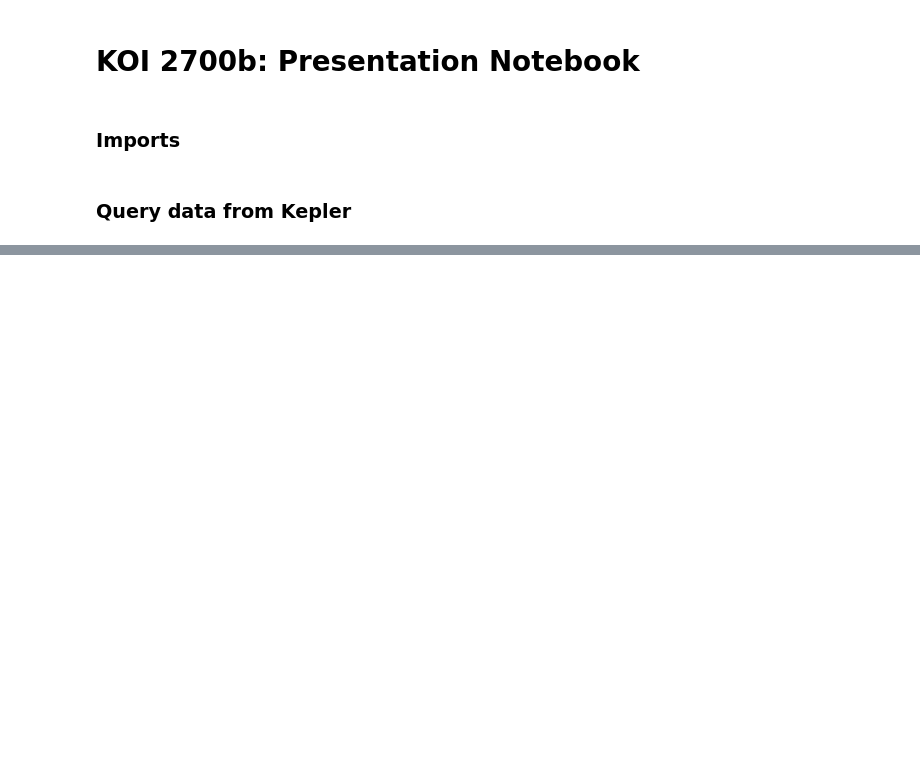
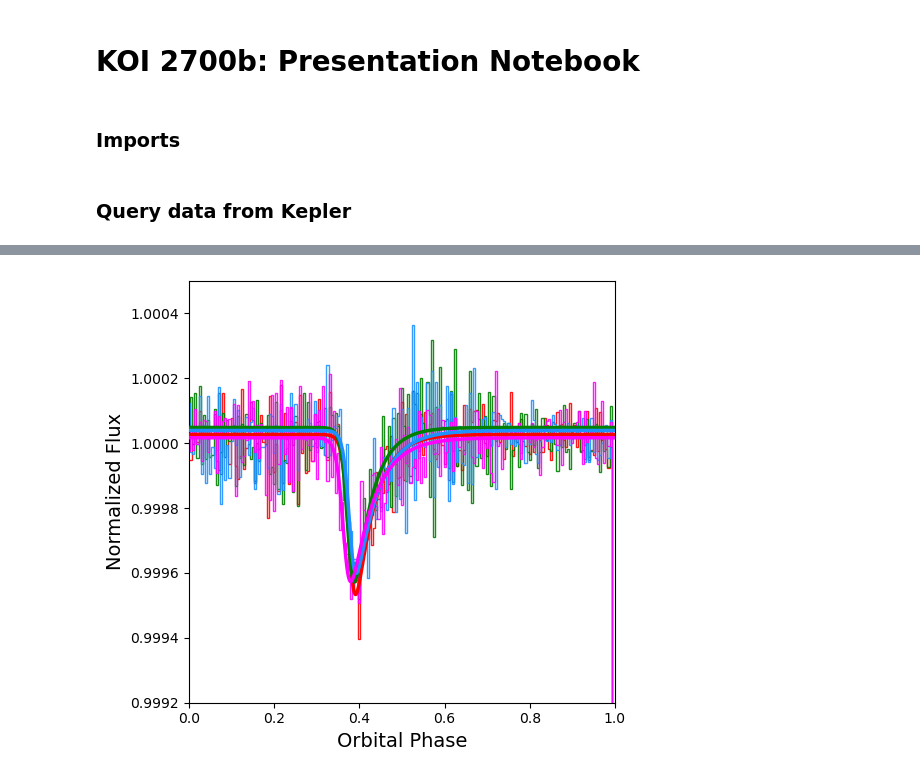
Before and after one commit to psi-dirac/psi-planet-disintegration, a Jupyter notebook: KOI2700b/KOI2700b_Presentation.ipynb, the cells around one changed output, grey strips where cells are left out. Cells and saved outputs as stored; diff of their text form; code cells hidden in the pictures; blank space fills up the shorter version.

```diff
--- a/KOI2700b/KOI2700b_Presentation.ipynb
+++ b/KOI2700b/KOI2700b_Presentation.ipynb
@@ -116,0 +627,73 @@ plt.show()
+# %%
+# organized for kepler's seasons instead
+season_guess_list = {
+    "Q1+Q5+Q9+Q13": (1.0, 627e-6, 0.40, 70e-3, 5.32e-2),
+    "Q2+Q6+Q10+Q14": (1.0, 508e-6, 0.40, 70e-3, 5.47e-2),
+    "Q3+Q7+Q11+Q15": (1.0, 555e-6, 0.40, 70e-3, 6.03e-2),
+    "Q4+Q8+Q12+Q16": (1.0, 565e-6, 0.40, 70e-3, 5.37e-2)
+}
+
+season_groups = {
+    "Q1+Q5+Q9+Q13": [Q1, Q5, Q9, Q13],
+    "Q2+Q6+Q10+Q14": [Q2, Q6, Q10, Q14],
+    "Q3+Q7+Q11+Q15": [Q3, Q7, Q11, Q15],
+    "Q4+Q8+Q12+Q16": [Q4, Q8, Q12, Q16]
+}
+
+colors2 = {
+    "Q1+Q5+Q9+Q13": "red",
+    "Q2+Q6+Q10+Q14": "green",
+    "Q3+Q7+Q11+Q15": "dodgerblue",
+    "Q4+Q8+Q12+Q16": "magenta"
+}
+
+# Plot
+fig, ax = plt.subplots(figsize=(5.5, 5))
+
+for label, lc_group in season_groups.items():
+
+    phase, y, bin_edges, x_fit, y_fit, popt = (
+        make_phase_curve(lc_group, season_guess_list[label])
+    )
+
+    color = colors2[label]
+
+    ax.stairs(
+        y,
+        bin_edges,
+        color=color,
+        linewidth=1.0,
+        alpha=0.9,
+        zorder=2
+    )
+
+    ax.plot(
+        x_fit,
+        y_fit,
+        color=color,
+        linewidth=2.5,
+        zorder=3
+    )
+
+# Formatting similar to paper
+ax.set_xlim(0, 1)
+
+ax.set_ylim(0.9992, 1.0005)
+
+ax.ticklabel_format(
+    axis="y",
+    style="plain",
+    useOffset=False
+)
+
+ax.set_xlabel("Orbital Phase", fontsize=14)
+ax.set_ylabel("Normalized Flux", fontsize=14)
+
+ax.legend(frameon=False)
+
+ax.grid(False)
+
+plt.tight_layout()
+plt.show()
+# %% [output]
+[figure, added]
```
Also changed, not shown: parts of 9 cells of this notebook.
